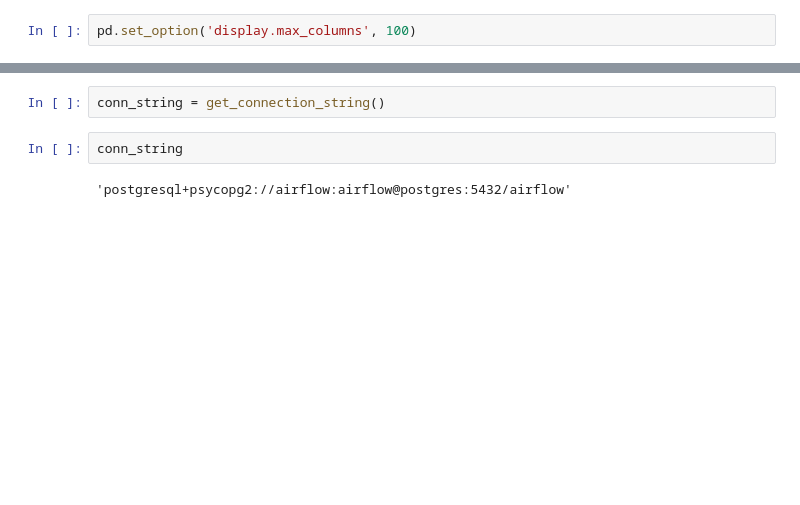
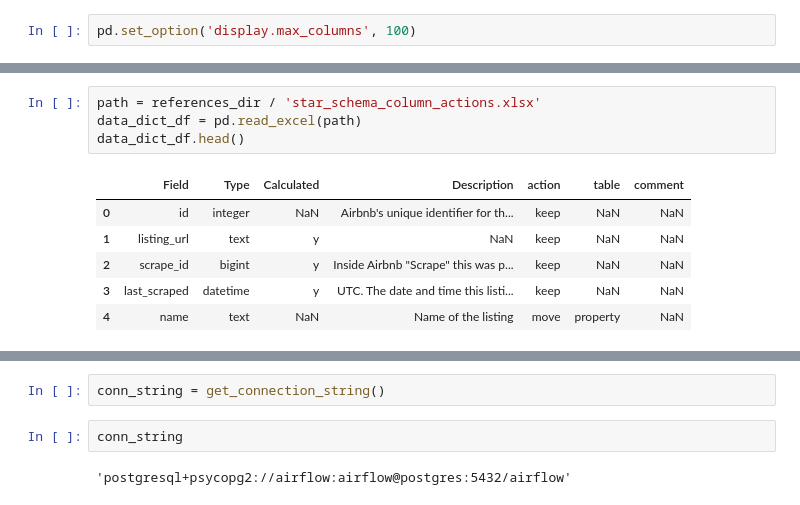
Before and after one commit to roger-yu-ds/bde_ass_2, a Jupyter notebook: notebooks/2_design_star_schema.ipynb, the cells around one changed output, grey strips where cells are left out. Cells and saved outputs as stored; diff of their text form; blank space fills up the shorter version.

```diff
--- a/notebooks/2_design_star_schema.ipynb
+++ b/notebooks/2_design_star_schema.ipynb
@@ -69,0 +114,11 @@ df.head()
+# %%
+path = references_dir / 'star_schema_column_actions.xlsx'
+data_dict_df = pd.read_excel(path)
+data_dict_df.head()
+# %% [output]
+|  | Field | Type | Calculated | Description | action | table | comment |
+| 0 | id | integer | NaN | Airbnb's unique identifier for th... | keep | NaN | NaN |
+| 1 | listing_url | text | y | NaN | keep | NaN | NaN |
+| 2 | scrape_id | bigint | y | Inside Airbnb "Scrape" this was p... | keep | NaN | NaN |
+| 3 | last_scraped | datetime | y | UTC. The date and time this listi... | keep | NaN | NaN |
+| 4 | name | text | NaN | Name of the listing | move | property | NaN |
```
Also changed, not shown: parts of 49 cells of this notebook, 1 other file.
